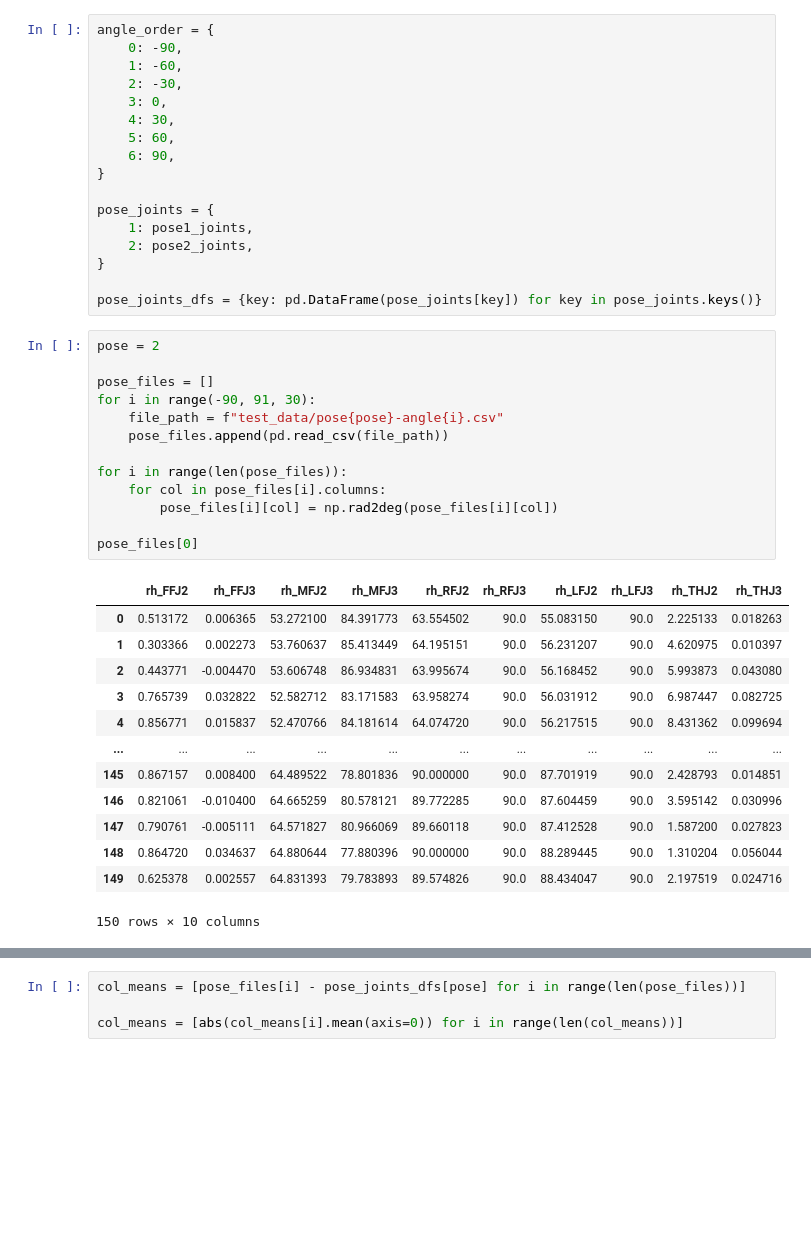
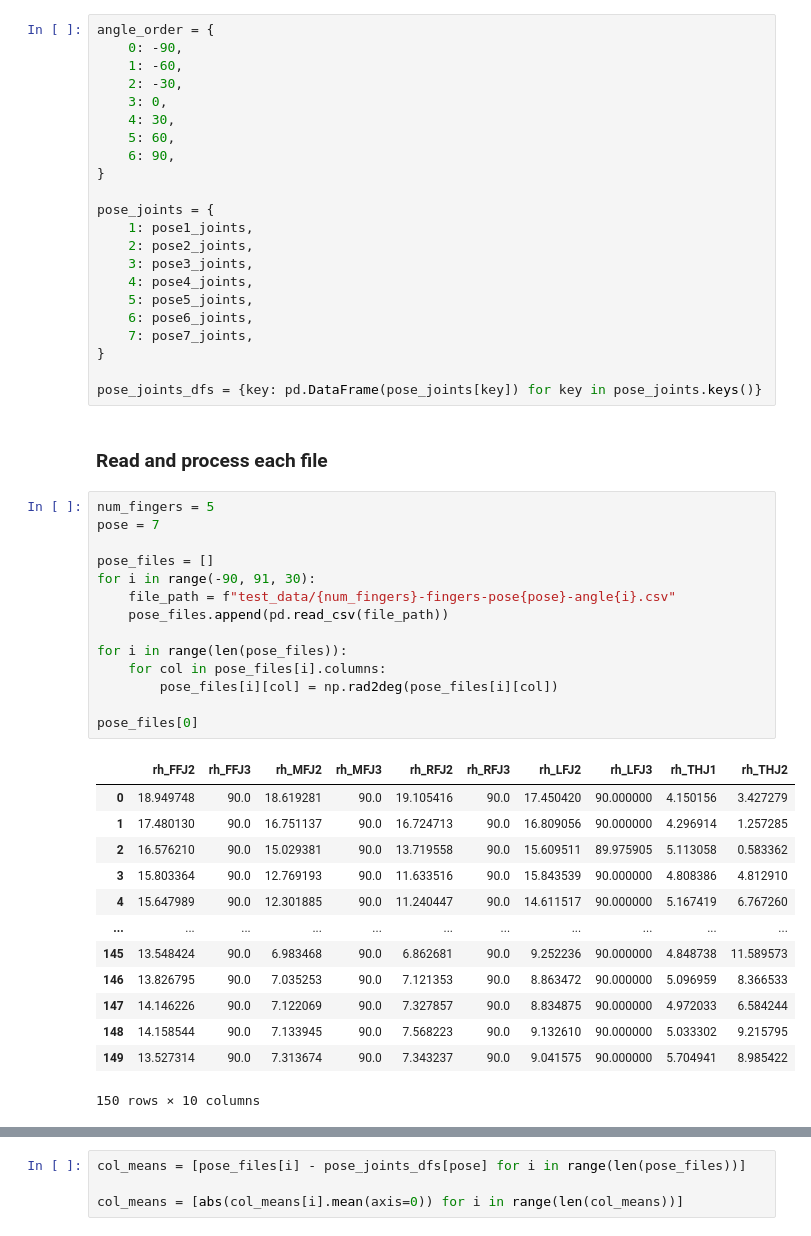
Before and after one commit to Aashvin/hand-tracking-robot-control, a Jupyter notebook: finger_angle_test_analysis.ipynb, the cells around one changed output, grey strips where cells are left out. Drawn from its saved outputs; the diff is of its cells as text; blank space fills up the shorter version.

```diff
--- a/finger_angle_test_analysis.ipynb
+++ b/finger_angle_test_analysis.ipynb
@@ -42,33 +112,41 @@ angle_order = {
 pose_joints = {
     1: pose1_joints,
     2: pose2_joints,
+    3: pose3_joints,
+    4: pose4_joints,
+    5: pose5_joints,
+    6: pose6_joints,
+    7: pose7_joints,
 }
 
 pose_joints_dfs = {key: pd.DataFrame(pose_joints[key]) for key in pose_joints.keys()}
+# %% [markdown]
+### Read and process each file
 # %%
-pose = 2
+num_fingers = 5
+pose = 7
 
 pose_files = []
 for i in range(-90, 91, 30):
-    file_path = f"test_data/pose{pose}-angle{i}.csv"
+    file_path = f"test_data/{num_fingers}-fingers-pose{pose}-angle{i}.csv"
     pose_files.append(pd.read_csv(file_path))
 
 for i in range(len(pose_files)):
     for col in pose_files[i].columns:
         pose_files[i][col] = np.rad2deg(pose_files[i][col])
 
 pose_files[0]
 # %% [output]
-|  | rh_FFJ2 | rh_FFJ3 | rh_MFJ2 | rh_MFJ3 | rh_RFJ2 | rh_RFJ3 | rh_LFJ2 | rh_LFJ3 | rh_THJ2 | rh_THJ3 |
-| 0 | 0.513172 | 0.006365 | 53.272100 | 84.391773 | 63.554502 | 90.0 | 55.083150 | 90.0 | 2.225133 | 0.018263 |
-| 1 | 0.303366 | 0.002273 | 53.760637 | 85.413449 | 64.195151 | 90.0 | 56.231207 | 90.0 | 4.620975 | 0.010397 |
-| 2 | 0.443771 | -0.004470 | 53.606748 | 86.934831 | 63.995674 | 90.0 | 56.168452 | 90.0 | 5.993873 | 0.043080 |
-| 3 | 0.765739 | 0.032822 | 52.582712 | 83.171583 | 63.958274 | 90.0 | 56.031912 | 90.0 | 6.987447 | 0.082725 |
-| 4 | 0.856771 | 0.015837 | 52.470766 | 84.181614 | 64.074720 | 90.0 | 56.217515 | 90.0 | 8.431362 | 0.099694 |
+|  | rh_FFJ2 | rh_FFJ3 | rh_MFJ2 | rh_MFJ3 | rh_RFJ2 | rh_RFJ3 | rh_LFJ2 | rh_LFJ3 | rh_THJ1 | rh_THJ2 |
+| 0 | 18.949748 | 90.0 | 18.619281 | 90.0 | 19.105416 | 90.0 | 17.450420 | 90.000000 | 4.150156 | 3.427279 |
+| 1 | 17.480130 | 90.0 | 16.751137 | 90.0 | 16.724713 | 90.0 | 16.809056 | 90.000000 | 4.296914 | 1.257285 |
+| 2 | 16.576210 | 90.0 | 15.029381 | 90.0 | 13.719558 | 90.0 | 15.609511 | 89.975905 | 5.113058 | 0.583362 |
+| 3 | 15.803364 | 90.0 | 12.769193 | 90.0 | 11.633516 | 90.0 | 15.843539 | 90.000000 | 4.808386 | 4.812910 |
+| 4 | 15.647989 | 90.0 | 12.301885 | 90.0 | 11.240447 | 90.0 | 14.611517 | 90.000000 | 5.167419 | 6.767260 |
 | ... | ... | ... | ... | ... | ... | ... | ... | ... | ... | ... |
-| 145 | 0.867157 | 0.008400 | 64.489522 | 78.801836 | 90.000000 | 90.0 | 87.701919 | 90.0 | 2.428793 | 0.014851 |
-| 146 | 0.821061 | -0.010400 | 64.665259 | 80.578121 | 89.772285 | 90.0 | 87.604459 | 90.0 | 3.595142 | 0.030996 |
-| 147 | 0.790761 | -0.005111 | 64.571827 | 80.966069 | 89.660118 | 90.0 | 87.412528 | 90.0 | 1.587200 | 0.027823 |
-| 148 | 0.864720 | 0.034637 | 64.880644 | 77.880396 | 90.000000 | 90.0 | 88.289445 | 90.0 | 1.310204 | 0.056044 |
-| 149 | 0.625378 | 0.002557 | 64.831393 | 79.783893 | 89.574826 | 90.0 | 88.434047 | 90.0 | 2.197519 | 0.024716 |
+| 145 | 13.548424 | 90.0 | 6.983468 | 90.0 | 6.862681 | 90.0 | 9.252236 | 90.000000 | 4.848738 | 11.589573 |
+| 146 | 13.826795 | 90.0 | 7.035253 | 90.0 | 7.121353 | 90.0 | 8.863472 | 90.000000 | 5.096959 | 8.366533 |
+| 147 | 14.146226 | 90.0 | 7.122069 | 90.0 | 7.327857 | 90.0 | 8.834875 | 90.000000 | 4.972033 | 6.584244 |
+| 148 | 14.158544 | 90.0 | 7.133945 | 90.0 | 7.568223 | 90.0 | 9.132610 | 90.000000 | 5.033302 | 9.215795 |
+| 149 | 13.527314 | 90.0 | 7.313674 | 90.0 | 7.343237 | 90.0 | 9.041575 | 90.000000 | 5.704941 | 8.985422 |
 150 rows × 10 columns
```
Also changed, not shown: parts of 14 cells of this notebook.
